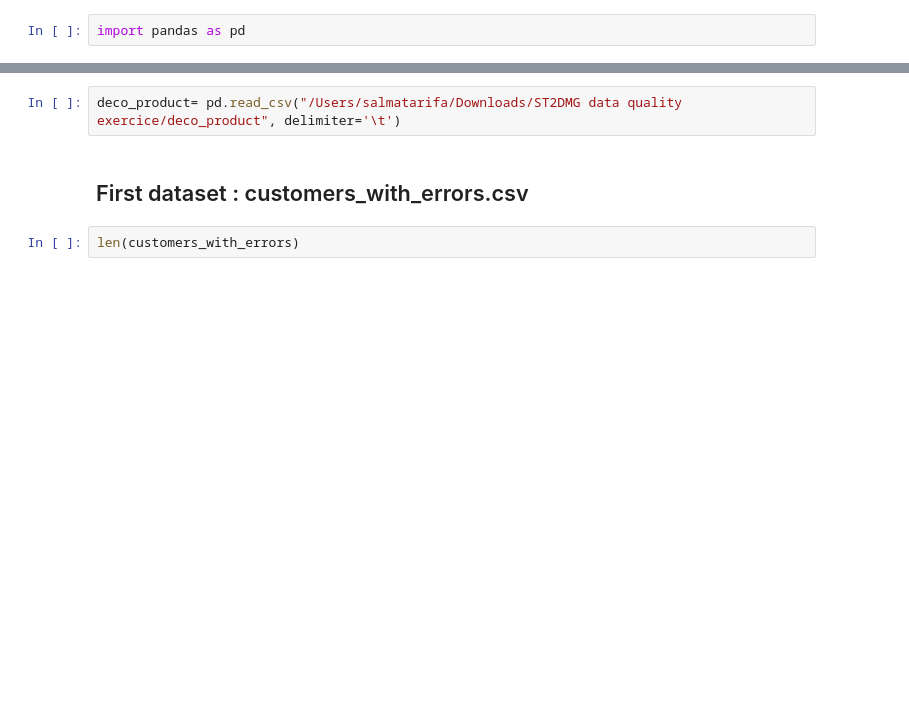
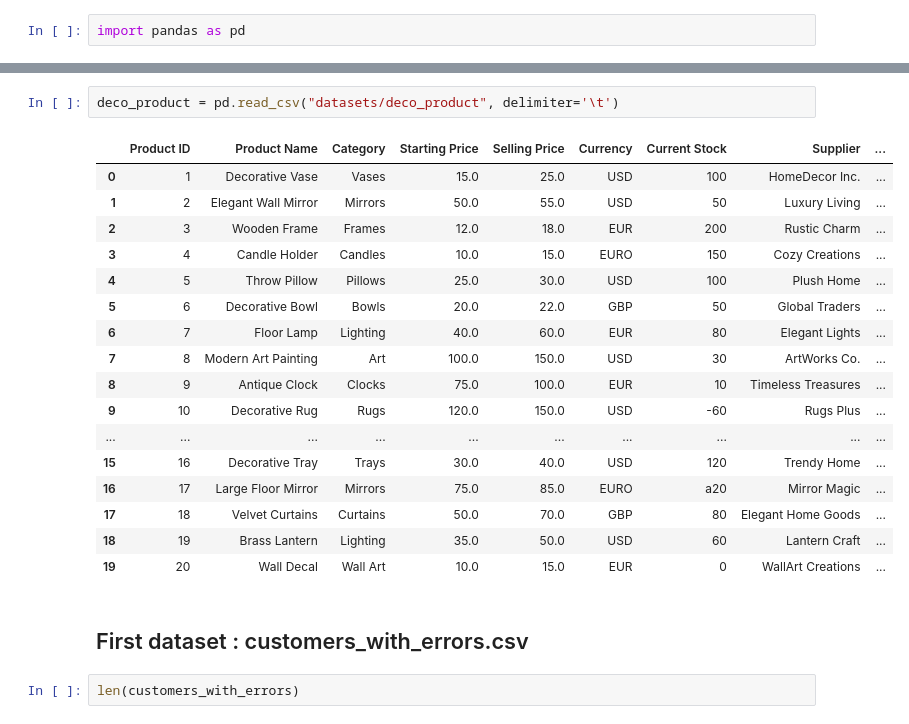
Before and after one commit to Chelsie1234/data-quality, a Jupyter notebook: Data management Homework assignment.ipynb, the cells around one changed output, grey strips where cells are left out. Cells and saved outputs as stored; diff of their text form; blank space fills up the shorter version.

Commit message:
Update the paths of the datasets

```diff
--- a/Data management Homework assignment.ipynb
+++ b/Data management Homework assignment.ipynb
@@ -7,5 +21,23 @@ deco_sales=pd.read_csv("/Users/salmatarifa/Downloads/ST2DMG data quality exercic
 # %%
-deco_product= pd.read_csv("/Users/salmatarifa/Downloads/ST2DMG data quality exercice/deco_product", delimiter='\t')
+deco_product = pd.read_csv("datasets/deco_product", delimiter='\t')
+# %% [output]
+|  | Product ID | Product Name | Category | Starting Price | Selling Price | Currency | Current Stock | Supplier | ... |
+| 0 | 1 | Decorative Vase | Vases | 15.0 | 25.0 | USD | 100 | HomeDecor Inc. | ... |
+| 1 | 2 | Elegant Wall Mirror | Mirrors | 50.0 | 55.0 | USD | 50 | Luxury Living | ... |
+| 2 | 3 | Wooden Frame | Frames | 12.0 | 18.0 | EUR | 200 | Rustic Charm | ... |
+| 3 | 4 | Candle Holder | Candles | 10.0 | 15.0 | EURO | 150 | Cozy Creations | ... |
+| 4 | 5 | Throw Pillow | Pillows | 25.0 | 30.0 | USD | 100 | Plush Home | ... |
+| 5 | 6 | Decorative Bowl | Bowls | 20.0 | 22.0 | GBP | 50 | Global Traders | ... |
+| 6 | 7 | Floor Lamp | Lighting | 40.0 | 60.0 | EUR | 80 | Elegant Lights | ... |
+| 7 | 8 | Modern Art Painting | Art | 100.0 | 150.0 | USD | 30 | ArtWorks Co. | ... |
+| 8 | 9 | Antique Clock | Clocks | 75.0 | 100.0 | EUR | 10 | Timeless Treasures | ... |
+| 9 | 10 | Decorative Rug | Rugs | 120.0 | 150.0 | USD | -60 | Rugs Plus | ... |
+| ... | ... | ... | ... | ... | ... | ... | ... | ... | ... |
+| 15 | 16 | Decorative Tray | Trays | 30.0 | 40.0 | USD | 120 | Trendy Home | ... |
+| 16 | 17 | Large Floor Mirror | Mirrors | 75.0 | 85.0 | EURO | a20 | Mirror Magic | ... |
+| 17 | 18 | Velvet Curtains | Curtains | 50.0 | 70.0 | GBP | 80 | Elegant Home Goods | ... |
+| 18 | 19 | Brass Lantern | Lighting | 35.0 | 50.0 | USD | 60 | Lantern Craft | ... |
+| 19 | 20 | Wall Decal | Wall Art | 10.0 | 15.0 | EUR | 0 | WallArt Creations | ... |
 # %% [markdown]
 ## First dataset : customers_with_errors.csv
 # %%
```
Also changed, not shown: parts of 2 cells of this notebook.
